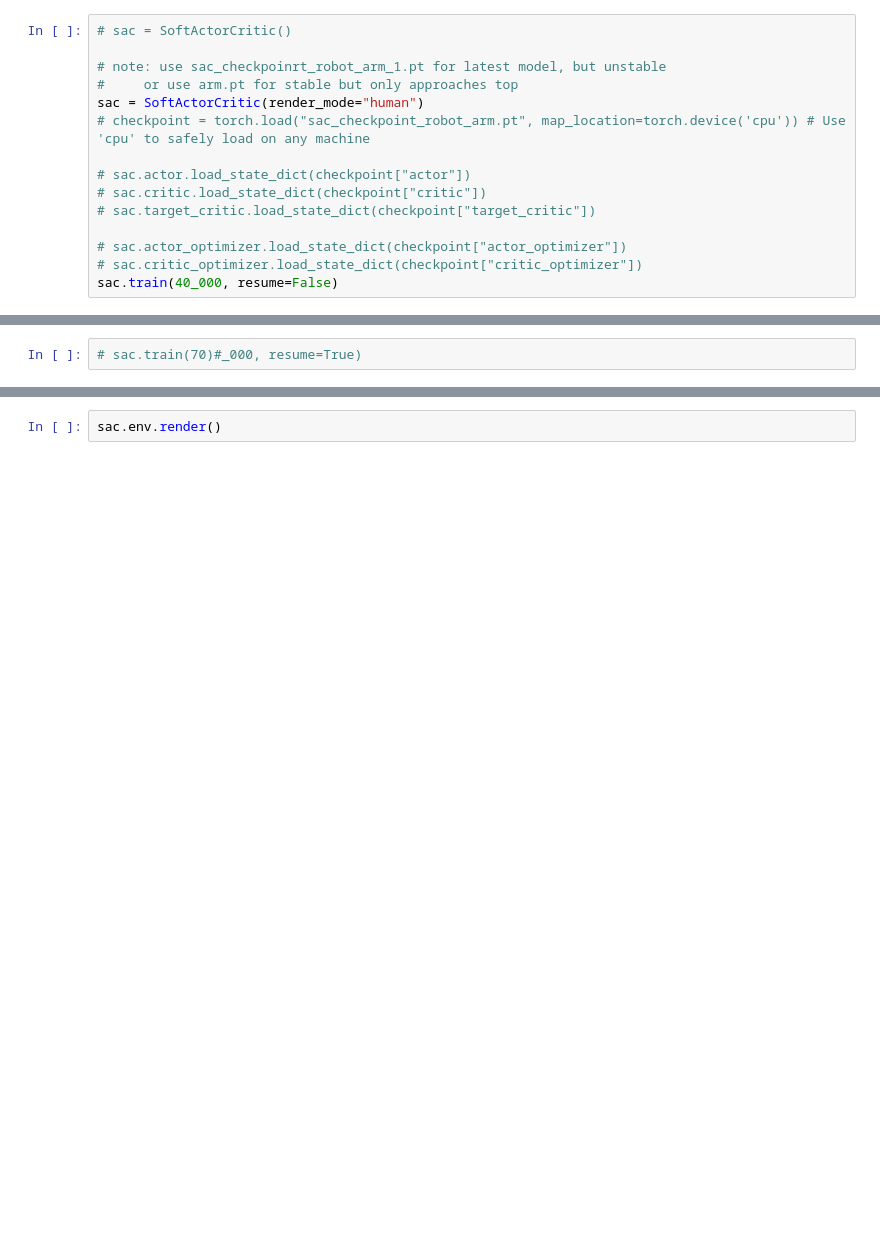
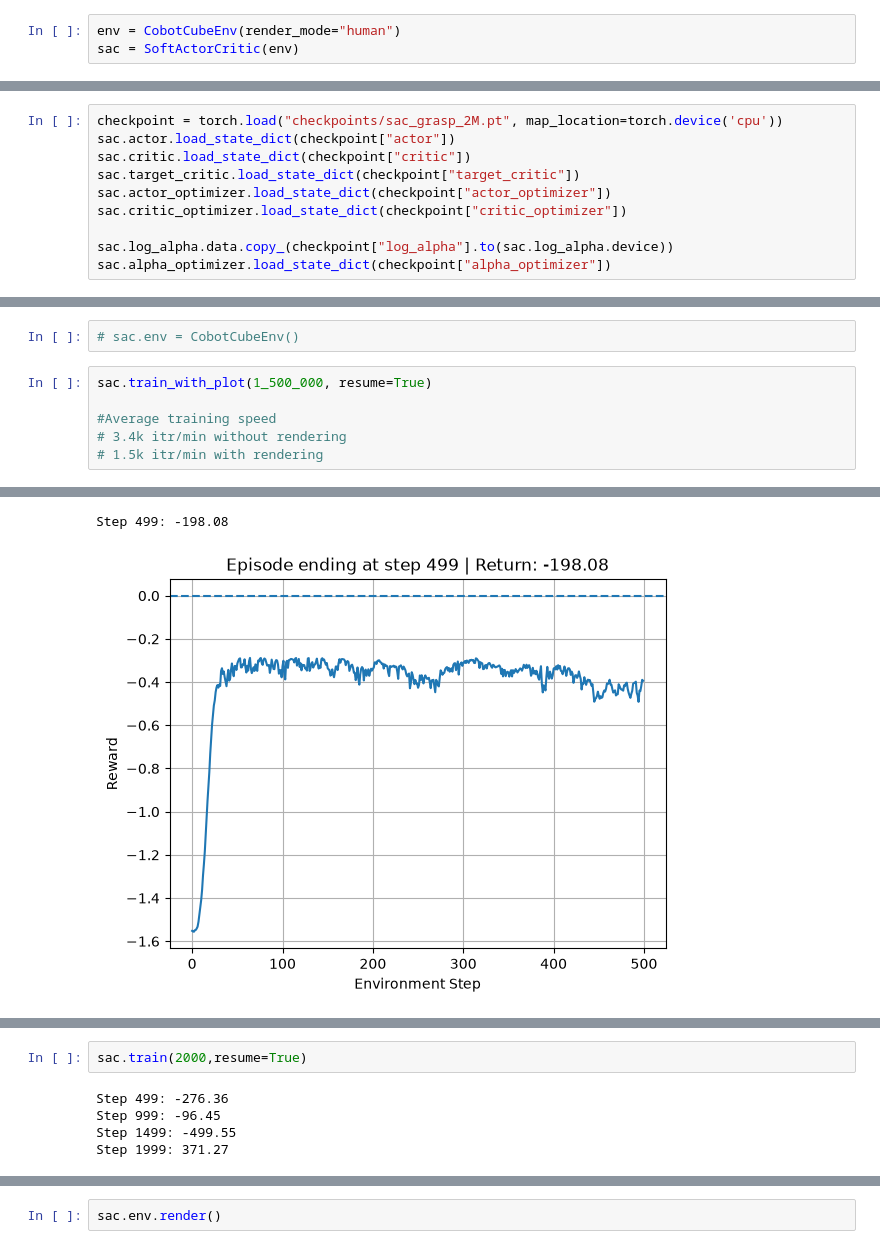
Before and after one commit to AaronDsouza-2006/cobot-magic-digital-twin, a Jupyter notebook: Reinforcement_Learning/SAC_Robot_Arm.ipynb, the cells around one changed output, grey strips where cells are left out. Cells and saved outputs as stored; diff of their text form; blank space fills up the shorter version.

```diff
--- a/Reinforcement_Learning/SAC_Robot_Arm.ipynb
+++ b/Reinforcement_Learning/SAC_Robot_Arm.ipynb
@@ -446,15 +202,3 @@ Error:
 # %%
-# sac = SoftActorCritic()
-
-# note: use sac_checkpoinrt_robot_arm_1.pt for latest model, but unstable
-#     or use arm.pt for stable but only approaches top
-sac = SoftActorCritic(render_mode="human")
-# checkpoint = torch.load("sac_checkpoint_robot_arm.pt", map_location=torch.device('cpu')) # Use 'cpu' to safely load on any machine
-
-# sac.actor.load_state_dict(checkpoint["actor"])
-# sac.critic.load_state_dict(checkpoint["critic"])
-# sac.target_critic.load_state_dict(checkpoint["target_critic"])
-
-# sac.actor_optimizer.load_state_dict(checkpoint["actor_optimizer"])
-# sac.critic_optimizer.load_state_dict(checkpoint["critic_optimizer"])
-sac.train(40_000, resume=False)
+env = CobotCubeEnv(render_mode="human")
+sac = SoftActorCritic(env)
@@ -462,0 +205,10 @@ Step 499: -816.68
+# %%
+checkpoint = torch.load("checkpoints/sac_grasp_2M.pt", map_location=torch.device('cpu'))
+sac.actor.load_state_dict(checkpoint["actor"])
+sac.critic.load_state_dict(checkpoint["critic"])
+sac.target_critic.load_state_dict(checkpoint["target_critic"])
+sac.actor_optimizer.load_state_dict(checkpoint["actor_optimizer"])
+sac.critic_optimizer.load_state_dict(checkpoint["critic_optimizer"])
+
+sac.log_alpha.data.copy_(checkpoint["log_alpha"].to(sac.log_alpha.device))
+sac.alpha_optimizer.load_state_dict(checkpoint["alpha_optimizer"])
@@ -462,0 +228,9 @@ Step 499: -816.68
+# %%
+# sac.env = CobotCubeEnv()
+# %%
+sac.train_with_plot(1_500_000, resume=True)
+
+#Average training speed
+# 3.4k itr/min without rendering
+# 1.5k itr/min with rendering
+# %% [output]
@@ -462,0 +239,2 @@ Step 499: -816.68
+Step 499: -198.08
+[figure, added]
@@ -463,4 +258,9 @@ Step 499: -816.68
 # %%
-# sac.train(70)#_000, resume=True)
+sac.train(2000,resume=True)
+# %% [output]
+Step 499: -276.36
+Step 999: -96.45
+Step 1499: -499.55
+Step 1999: 371.27
 # %%
 for i in range(2):
```
Also changed, not shown: parts of 16 cells of this notebook, 9 other files.
